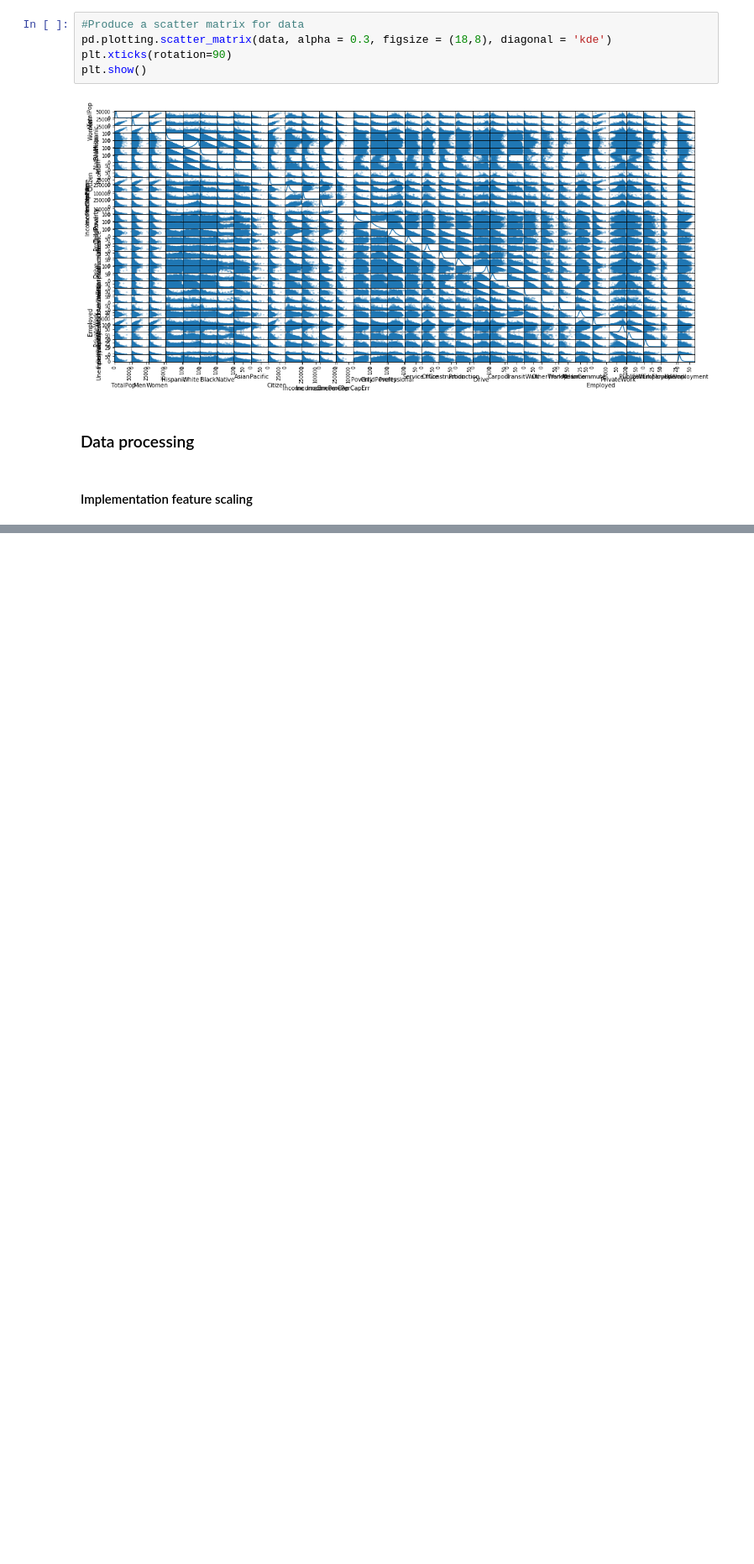
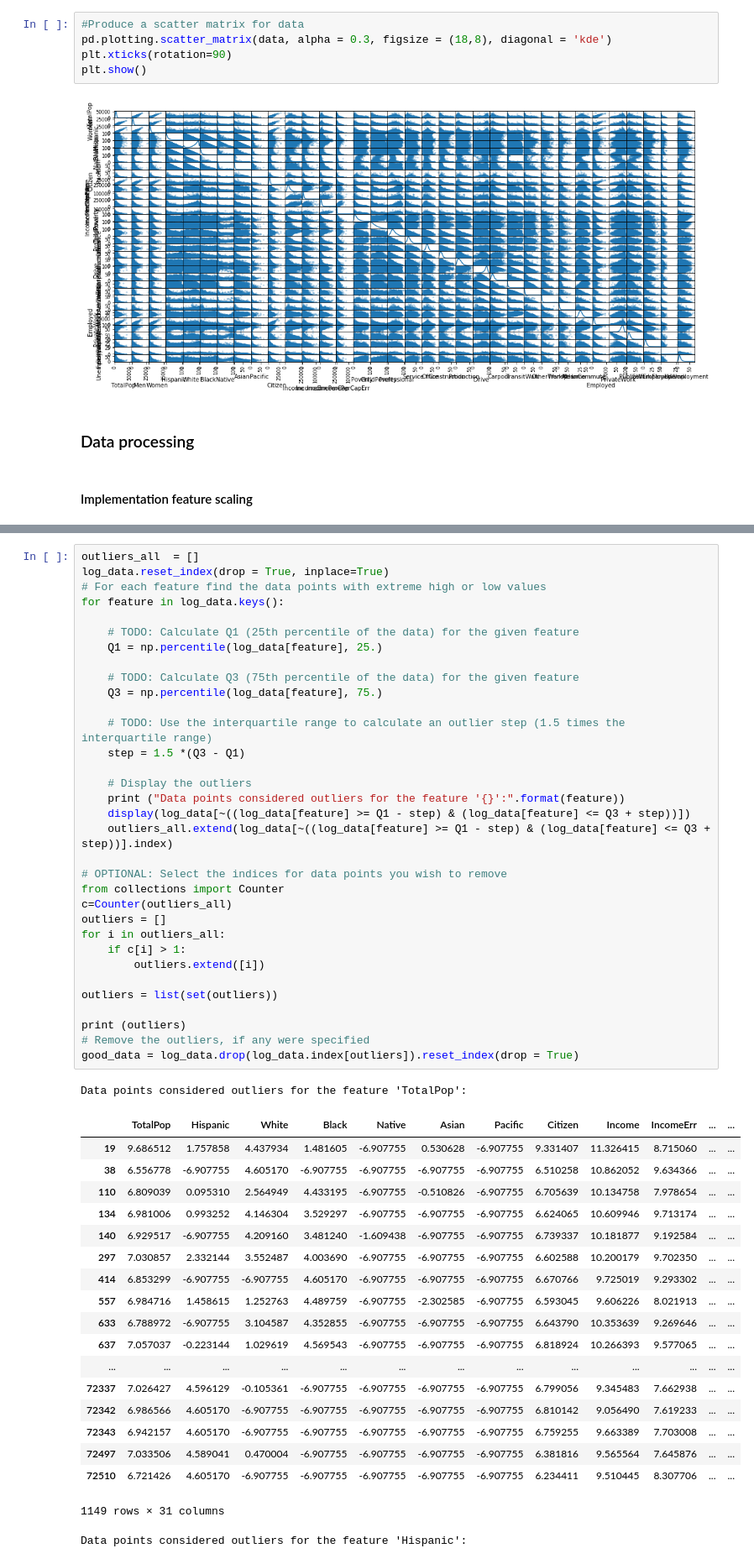
Before and after one commit to ArshadKhurshid/US-Census-Demographic, a Jupyter notebook: USCensusDemographic.ipynb, the cells around one changed output, grey strips where cells are left out. Shown at 84% size. Saved outputs shown, nothing was run; the diff lists cells and outputs as text; blank space fills up the shorter version.

Commit message:
chore: Add outlier detection and removal

```diff
--- a/USCensusDemographic.ipynb
+++ b/USCensusDemographic.ipynb
@@ -212,0 +215,54 @@ plt.show()
+# %%
+outliers_all  = []
+log_data.reset_index(drop = True, inplace=True)
+# For each feature find the data points with extreme high or low values
+for feature in log_data.keys():
+
+    # TODO: Calculate Q1 (25th percentile of the data) for the given feature
+    Q1 = np.percentile(log_data[feature], 25.)
+
+    # TODO: Calculate Q3 (75th percentile of the data) for the given feature
+    Q3 = np.percentile(log_data[feature], 75.)
+
+    # TODO: Use the interquartile range to calculate an outlier step (1.5 times the interquartile range)
+    step = 1.5 *(Q3 - Q1)
+
+    # Display the outliers
+    print ("Data points considered outliers for the feature '{}':".format(feature))
+    display(log_data[~((log_data[feature] >= Q1 - step) & (log_data[feature] <= Q3 + step))])
+    outliers_all.extend(log_data[~((log_data[feature] >= Q1 - step) & (log_data[feature] <= Q3 + step))].index)
+
+# OPTIONAL: Select the indices for data points you wish to remove
+from collections import Counter
+c=Counter(outliers_all)
+outliers = []
+for i in outliers_all:
+    if c[i] > 1:
+        outliers.extend([i])
+
+outliers = list(set(outliers))
+
+print (outliers)
+# Remove the outliers, if any were specified
+good_data = log_data.drop(log_data.index[outliers]).reset_index(drop = True)
+# %% [output]
+Data points considered outliers for the feature 'TotalPop':
+|  | TotalPop | Hispanic | White | Black | Native | Asian | Pacific | Citizen | Income | IncomeErr | ... | ... |
+| 19 | 9.686512 | 1.757858 | 4.437934 | 1.481605 | -6.907755 | 0.530628 | -6.907755 | 9.331407 | 11.326415 | 8.715060 | ... | ... |
+| 38 | 6.556778 | -6.907755 | 4.605170 | -6.907755 | -6.907755 | -6.907755 | -6.907755 | 6.510258 | 10.862052 | 9.634366 | ... | ... |
+| 110 | 6.809039 | 0.095310 | 2.564949 | 4.433195 | -6.907755 | -0.510826 | -6.907755 | 6.705639 | 10.134758 | 7.978654 | ... | ... |
+| 134 | 6.981006 | 0.993252 | 4.146304 | 3.529297 | -6.907755 | -6.907755 | -6.907755 | 6.624065 | 10.609946 | 9.713174 | ... | ... |
+| 140 | 6.929517 | -6.907755 | 4.209160 | 3.481240 | -1.609438 | -6.907755 | -6.907755 | 6.739337 | 10.181877 | 9.192584 | ... | ... |
+| 297 | 7.030857 | 2.332144 | 3.552487 | 4.003690 | -6.907755 | -6.907755 | -6.907755 | 6.602588 | 10.200179 | 9.702350 | ... | ... |
+| 414 | 6.853299 | -6.907755 | -6.907755 | 4.605170 | -6.907755 | -6.907755 | -6.907755 | 6.670766 | 9.725019 | 9.293302 | ... | ... |
+| 557 | 6.984716 | 1.458615 | 1.252763 | 4.489759 | -6.907755 | -2.302585 | -6.907755 | 6.593045 | 9.606226 | 8.021913 | ... | ... |
+| 633 | 6.788972 | -6.907755 | 3.104587 | 4.352855 | -6.907755 | -6.907755 | -6.907755 | 6.643790 | 10.353639 | 9.269646 | ... | ... |
+| 637 | 7.057037 | -0.223144 | 1.029619 | 4.569543 | -6.907755 | -6.907755 | -6.907755 | 6.818924 | 10.266393 | 9.577065 | ... | ... |
+| ... | ... | ... | ... | ... | ... | ... | ... | ... | ... | ... | ... | ... |
+| 72337 | 7.026427 | 4.596129 | -0.105361 | -6.907755 | -6.907755 | -6.907755 | -6.907755 | 6.799056 | 9.345483 | 7.662938 | ... | ... |
+| 72342 | 6.986566 | 4.605170 | -6.907755 | -6.907755 | -6.907755 | -6.907755 | -6.907755 | 6.810142 | 9.056490 | 7.619233 | ... | ... |
+| 72343 | 6.942157 | 4.605170 | -6.907755 | -6.907755 | -6.907755 | -6.907755 | -6.907755 | 6.759255 | 9.663389 | 7.703008 | ... | ... |
+| 72497 | 7.033506 | 4.589041 | 0.470004 | -6.907755 | -6.907755 | -6.907755 | -6.907755 | 6.381816 | 9.565564 | 7.645876 | ... | ... |
+| 72510 | 6.721426 | 4.605170 | -6.907755 | -6.907755 | -6.907755 | -6.907755 | -6.907755 | 6.234411 | 9.510445 | 8.307706 | ... | ... |
+1149 rows × 31 columns
+Data points considered outliers for the feature 'Hispanic':
```
Also changed, not shown: parts of 7 cells of this notebook.
